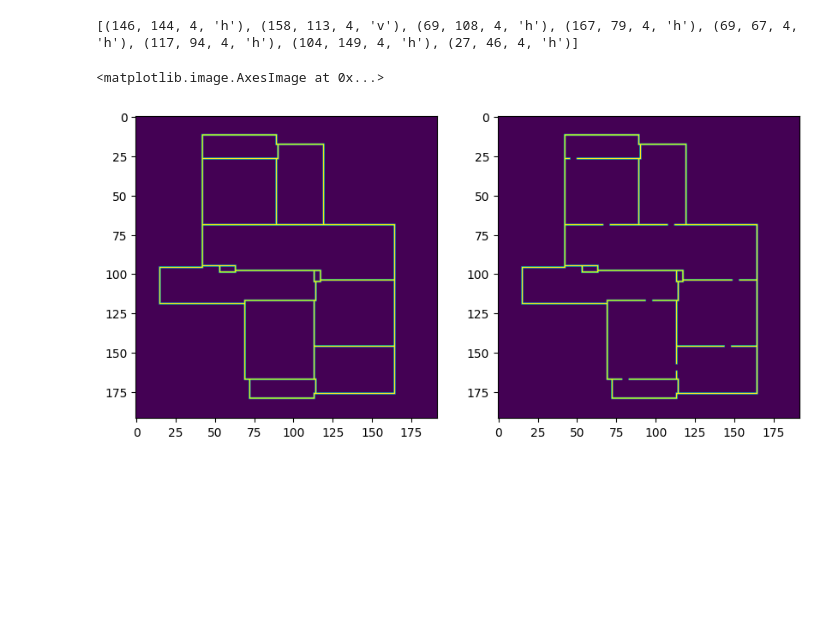
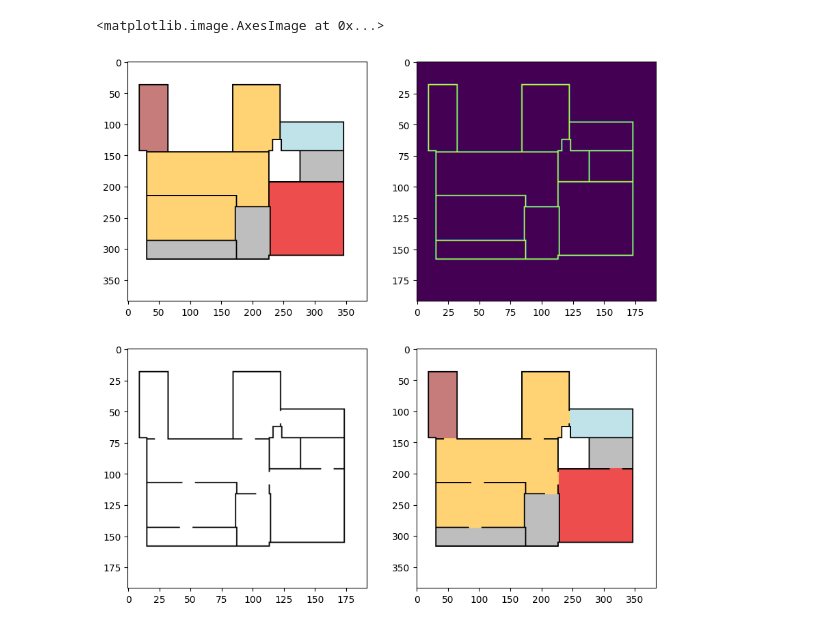
Before and after one commit to enix403/blueprint, a Jupyter notebook: place_doors.ipynb, the cells around one changed output. Saved outputs shown, nothing was run; the diff lists cells and outputs as text; code cells hidden in the pictures; blank space fills up the shorter version.

Commit message:
Cut doors

```diff
--- a/place_doors.ipynb
+++ b/place_doors.ipynb
@@ -29,6 +32,6 @@ from minimal.doors import select_rooms_to_join, create_doors
 # %%
 %%time
-pm = PlanMasks.create_from_state(torch.load("data/plan_masks_02.pth"))
+pm = PlanMasks.create_from_state(torch.load("data/plan_masks_01.pth"))
 rooms = extract_rooms(pm)
 rooms.sort(key=lambda r: r.total_area())
 # blit_rooms(rooms)
@@ -54,8 +57,3 @@ sy = 3
 
 sep_mask = scale_sep_mask(sep_mask, sx, sy)
 room_mask = scale_room_mask(room_mask, sx, sy)
-# %%
-doors = create_doors(len(rooms), rooms_to_join, room_mask, sep_mask)
-print(doors)
-# %% [output]
-[(146, 144, 4, 'h'), (158, 113, 4, 'v'), (69, 108, 4, 'h'), (167, 79, 4, 'h'), (69, 67, 4, 'h'), (117, 94, 4, 'h'), (104, 149, 4, 'h'), (27, 46, 4, 'h')]
@@ -72,11 +60,20 @@ for (x1,y1,l,o) in doors:
+# %%
+doors = create_doors(len(rooms), rooms_to_join, room_mask, sep_mask)
+walls = create_cut_wall_mask(sep_mask, doors)
 # %%
-plt.figure(figsize=(10,5))
+plt.figure(figsize=(10,10))
 
-plt.subplot(121)
-plt.imshow(sep_mask > 0)
+plt.subplot(221)
+plt.imshow(blit_rooms(rooms, sep_mask, out_size=384))
 
-plt.subplot(122)
-plt.imshow(walls)
+plt.subplot(222)
+plt.imshow((sep_mask > 0).byte())
+
+plt.subplot(223)
+plt.imshow(1 - walls, cmap="gray")
+
+plt.subplot(224)
+plt.imshow(blit_rooms(rooms, walls, out_size=384))
 # %% [output]
 <matplotlib.image.AxesImage at 0x...>
-[figure, old version]
+[figure, new version]
```
Also changed, not shown: parts of 5 cells of this notebook, 2 other files.
